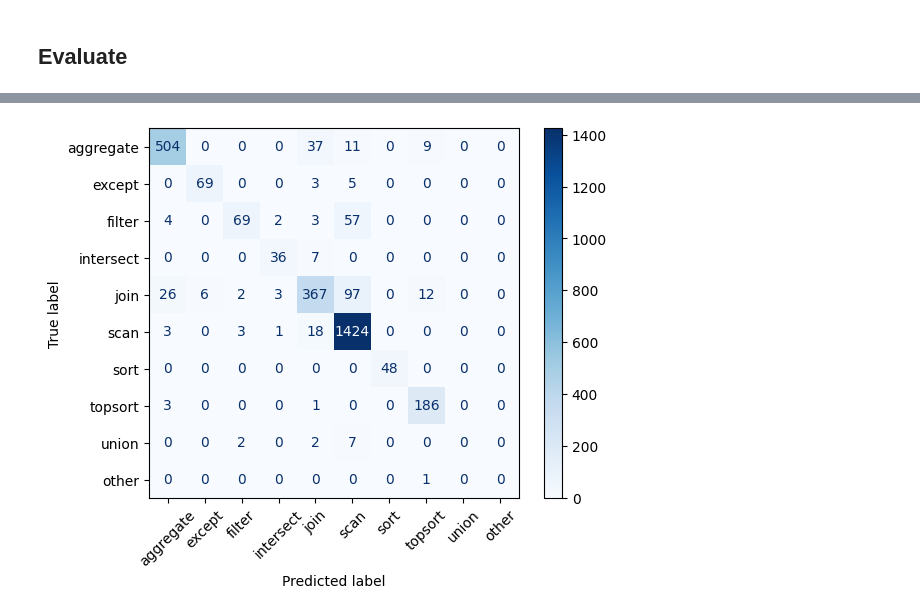
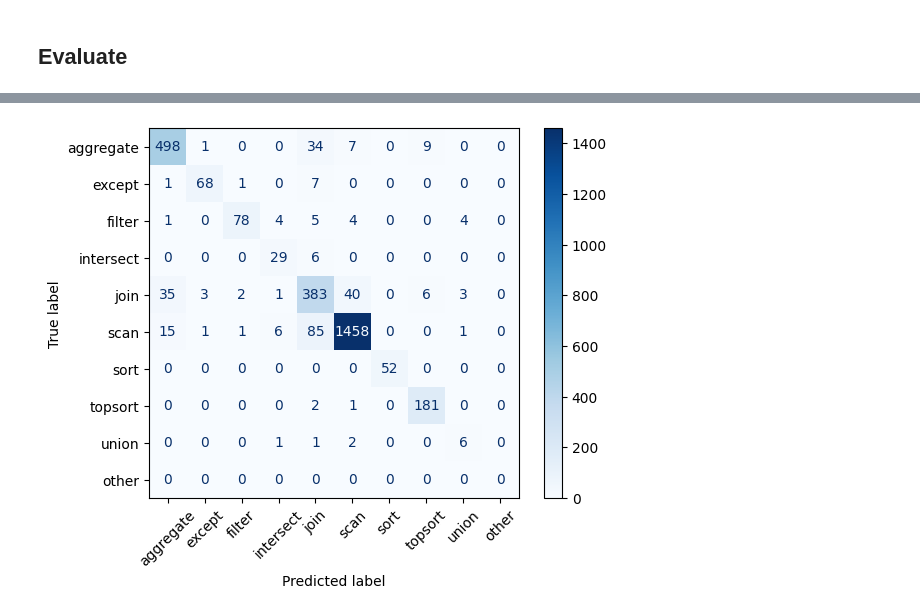
Before and after one commit to d4nieldev/finetune_llm, a Jupyter notebook: src/inference/qpl/decomposer_test.ipynb, the cells around one changed output, grey strips where cells are left out. Saved outputs shown, nothing was run; the diff lists cells and outputs as text; code cells hidden in the pictures.

Commit message:
updated decomposer notebook

```diff
--- a/src/inference/qpl/decomposer_test.ipynb
+++ b/src/inference/qpl/decomposer_test.ipynb
@@ -7,22 +7,24 @@ This notebook is made for assessing the performence of the decomposer alone
 # %%
 from transformers.models.auto.tokenization_auto import AutoTokenizer
 from peft import AutoPeftModelForCausalLM
-from processors import ProcessorRegistry
 from datasets import load_dataset
 from tqdm import tqdm
 
+from src.processors import ProcessorRegistry
 from src.utils.generation import to_model_prompt, generate_batch
 from src.inference.qpl.text_to_qpl import get_decomposer_generation_params, DecomposerMode
 import src.utils.paths as p
 
 # Constants
 BATCH_SIZE = 8
-MAX_NEW_TOKENS = 256
-MODEL_CKPT = "gemma-3-4b-it-question_decomposer_ds_train_batch_size=1_gradient_accumulation_steps=1_learning_rate=0.0002_num_train_epochs=2_gradient_checkpointing=False_logging_steps=500_save_steps=5000_random_seed=1_lora=True_r=16_alpha=32_dropout=0.05/checkpoint-20958"
+MAX_NEW_TOKENS = 8192
+MODEL_DIR = "jaqv74z8_Qwen3-4B-qpl-decomposer-cot-ds_train_batch_size=1_gradient_accumulation_steps=8_learning_rate=0.0002_num_train_epochs=4_gradient_checkpointing=True_logging_steps=0.00125_save_steps=0.0625_random_seed=1_lora=True_r=16_alpha=32_dropout=0.05"
+MODEL_CKPT = MODEL_DIR + "/checkpoint-2712"
 MODEL_PATH = p.TRAINED_MODELS_DIR / MODEL_CKPT
-DATASET_ID = "bgunlp/question_decomposer_ds"
+# DATASET_ID = "bgunlp/question_decomposer_ds"
+DATASET_ID = "d4nieldev/qpl-decomposer-cot-ds"
 MAX_RETRIES = 3
-MODE = DecomposerMode.GREEDY
+MODE = DecomposerMode.SAMPLING
 
 
 # Load model & tokenizer
@@ -37,20 +39,20 @@ chat_templates = list(map(processor.to_chat_template, test_dataset))
 prompts = list(map(lambda ct: to_model_prompt(tokenizer, ct), chat_templates))
 
 # Decompose questions
-outputs = generate_batch(
+predictions = generate_batch(
     model=model,
     tokenizer=tokenizer,
     model_prompts=prompts,
     batch_size=BATCH_SIZE,
     max_new_tokens=MAX_NEW_TOKENS,
     progress_bar=tqdm(total=len(prompts), desc="Decomposing"),
-    is_valid_output=(lambda i, output: test_dataset[i]['question'] != output) if MODE in [DecomposerMode.FIRST_GREEDY, DecomposerMode.SAMPLING] else None,
     max_retries=MAX_RETRIES,
     **get_decomposer_generation_params(MODE)
 )
 # %% [markdown]
 ## Evaluate
 # %%
+import re
 import pandas as pd
 import matplotlib.pyplot as plt
 from sklearn.metrics import confusion_matrix, ConfusionMatrixDisplay
@@ -85,35 +87,52 @@ chat_templates = []
 for example in test_dataset:
     chat_templates.append(processor.to_chat_template(example))
 
-for out, chat_template in tqdm(zip(outputs, chat_templates), desc="Evaluating", total=len(outputs)):
-    if chat_template is None:
-        continue  # Skip examples that caused recursion errors
+output_pattern = re.compile(r"(?P<reasoning><think>.*?</think>)?\s*(?P<answer>.*)", re.DOTALL)
 
-    # process labels
-    label = chat_template['messages'][-1]['content']
-    model_lines = out.split("\n")
-    label_lines = label.split("\n")
+output_json = []
+for pred, chat_template in tqdm(zip(predictions, chat_templates), desc="Evaluating", total=len(predictions)):
+    if pred is None:
+        print("No prediction for chat template:", chat_template)
+        continue
+
+    # save prediction vs. gold
+    output_json.append({
+        "input": [ct for ct in chat_template['messages'] if ct['role'] in ['system', 'user']],
+        "pred": pred,
+        "gold": chat_template['messages'][-1]['content']
+    })
+
+    # process data
+    gold = chat_template['messages'][-1]['content']
+    if not (gold_match := output_pattern.match(gold)):
+        raise ValueError(f"Invalid gold output format: {gold}")
+    if not (pred_match := output_pattern.match(pred)):
+        print(f"Invalid prediction format:\n\n{pred}\n\n---------------------------")
+        continue
+
+    pred_lines = pred_match.group("answer").split("\n")
+    gold_lines = gold_match.group("answer").split("\n")
 
     # operator classification
-    model_op_id = op_to_id.get(model_lines[0].lower(), op_to_id["other"])
-    label_op_id = op_to_id.get(label_lines[0].lower(), op_to_id["other"])
-    y_pred.append(model_op_id)
-    y_true.append(label_op_id)
+    pred_op_id = op_to_id.get(pred_lines[0].lower(), op_to_id["other"])
+    gold_op_id = op_to_id.get(gold_lines[0].lower(), op_to_id["other"])
+    y_pred.append(pred_op_id)
+    y_true.append(gold_op_id)
 
     # sentence similarity
-    if model_op_id == label_op_id:
+    if pred_op_id == gold_op_id:
         op_correct += 1
 
-        model_sentences = model_lines[1:]
-        label_sentences = label_lines[1:]
+        model_sentences = pred_lines[1:]
+        label_sentences = gold_lines[1:]
 
         sentences_count += len(label_sentences)
 
         if len(model_sentences) != len(label_sentences):
             print("======================")
-            print(out)
+            print(pred)
             print("----")
-            print(label)
+            print(gold)
             print("======================")
         else:
             all_sentences = model_sentences + label_sentences
@@ -185 +214 @@ weighted avg   0.888512  0.892668  0.885998     3028
-[figure, old version]
+[figure, new version]
```
Also changed, not shown: parts of 2 cells of this notebook.
